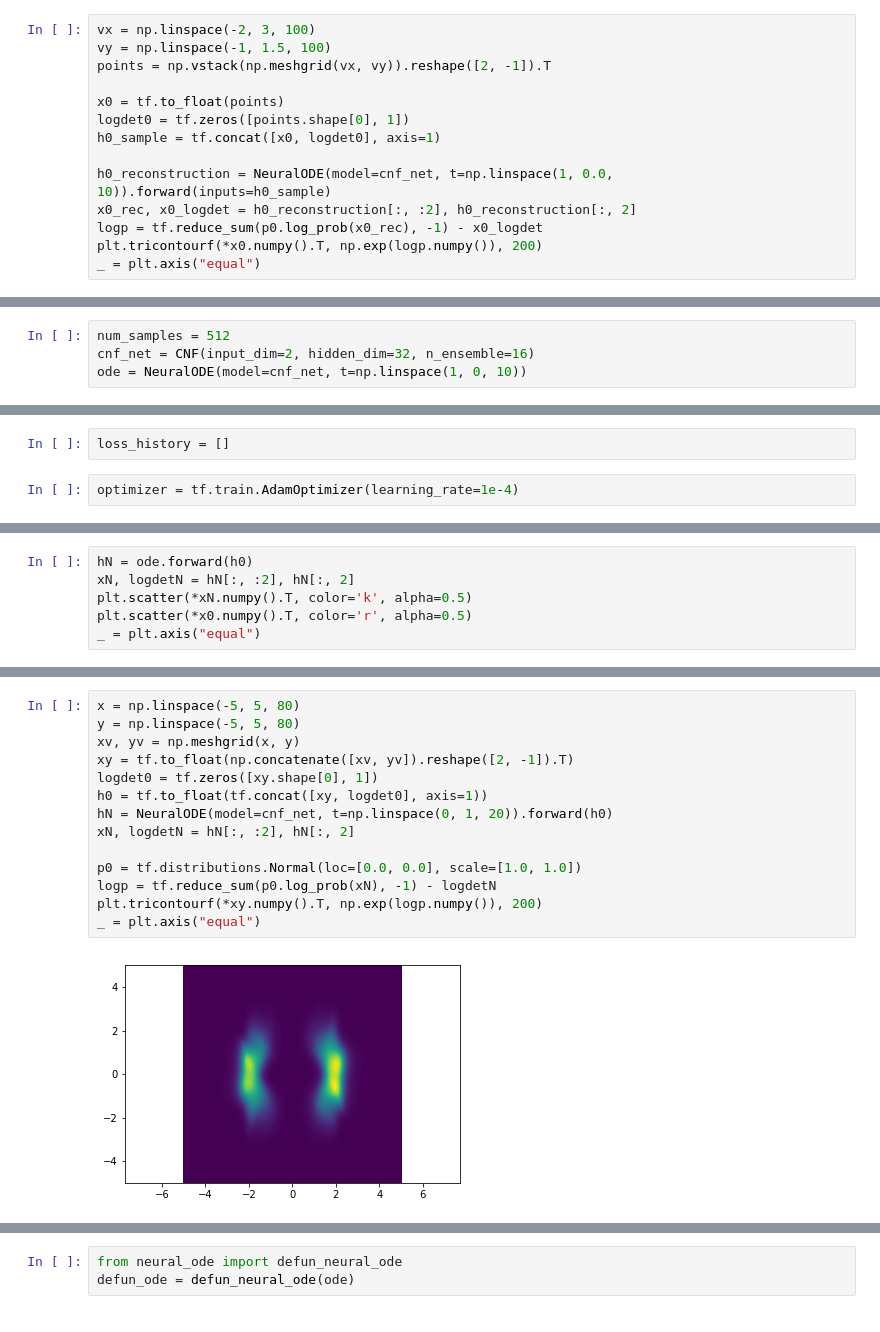
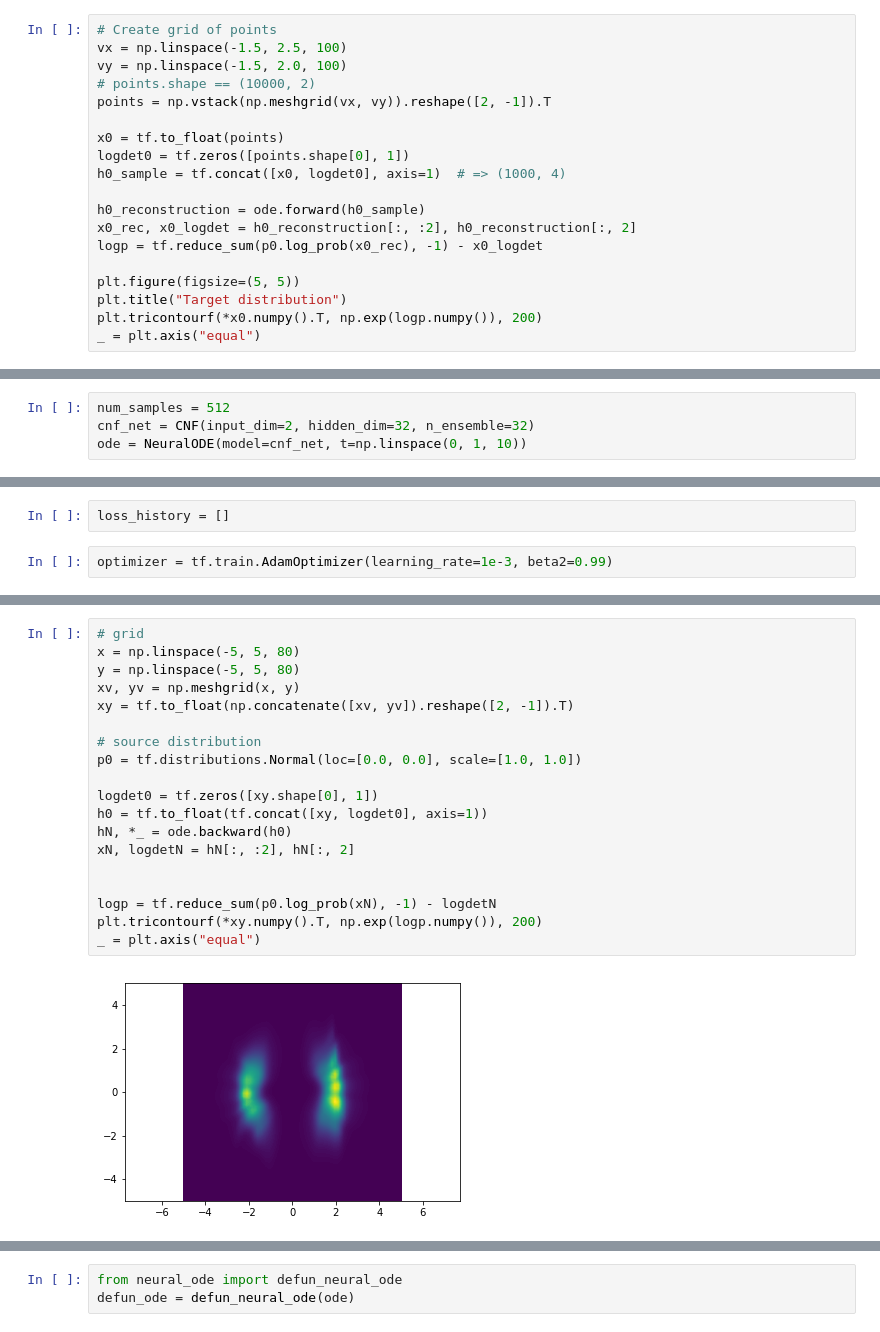
Before and after one commit to kmkolasinski/deep-learning-notes, a Jupyter notebook: seminars/Neural-ODE/3.Continuous_Normalizing_Flow.ipynb, the cells around one changed output, grey strips where cells are left out. Drawn from its saved outputs; the diff is of its cells as text.

```diff
--- a/seminars/Neural-ODE/3.Continuous_Normalizing_Flow.ipynb
+++ b/seminars/Neural-ODE/3.Continuous_Normalizing_Flow.ipynb
@@ -97,15 +123,20 @@ _ = plt.axis("equal")
 # %%
-vx = np.linspace(-2, 3, 100)
-vy = np.linspace(-1, 1.5, 100)
+# Create grid of points
+vx = np.linspace(-1.5, 2.5, 100)
+vy = np.linspace(-1.5, 2.0, 100)
+# points.shape == (10000, 2)
 points = np.vstack(np.meshgrid(vx, vy)).reshape([2, -1]).T
 
 x0 = tf.to_float(points)
 logdet0 = tf.zeros([points.shape[0], 1])
-h0_sample = tf.concat([x0, logdet0], axis=1)
+h0_sample = tf.concat([x0, logdet0], axis=1)  # => (1000, 4)
 
-h0_reconstruction = NeuralODE(model=cnf_net, t=np.linspace(1, 0.0, 10)).forward(inputs=h0_sample)
+h0_reconstruction = ode.forward(h0_sample)
 x0_rec, x0_logdet = h0_reconstruction[:, :2], h0_reconstruction[:, 2]
 logp = tf.reduce_sum(p0.log_prob(x0_rec), -1) - x0_logdet
+
+plt.figure(figsize=(5, 5))
+plt.title("Target distribution")
 plt.tricontourf(*x0.numpy().T, np.exp(logp.numpy()), 200)
 _ = plt.axis("equal")
 # %% [output]
@@ -137,4 +176,4 @@ _ = plt.ylim([-5, 5])
 # %%
 num_samples = 512
-cnf_net = CNF(input_dim=2, hidden_dim=32, n_ensemble=16)
-ode = NeuralODE(model=cnf_net, t=np.linspace(1, 0, 10))
+cnf_net = CNF(input_dim=2, hidden_dim=32, n_ensemble=32)
+ode = NeuralODE(model=cnf_net, t=np.linspace(0, 1, 10))
@@ -158,7 +199,7 @@ compute_gradients_and_update = tfe.defun(compute_gradients_and_update)
 # %%
 loss_history = []
 # %%
-optimizer = tf.train.AdamOptimizer(learning_rate=1e-4)
+optimizer = tf.train.AdamOptimizer(learning_rate=1e-3, beta2=0.99)
 # %%
 for step in tqdm(range(1001)):
     logdet0 = tf.zeros([num_samples, 1])
@@ -192,6 +232,0 @@ for step in tqdm(range(1001)):
-# %%
-hN = ode.forward(h0)
-xN, logdetN = hN[:, :2], hN[:, 2]
-plt.scatter(*xN.numpy().T, color='k', alpha=0.5)
-plt.scatter(*x0.numpy().T, color='r', alpha=0.5)
-_ = plt.axis("equal")
@@ -200,16 +235,21 @@ _ = plt.axis("equal")
 # %%
+# grid
 x = np.linspace(-5, 5, 80)
 y = np.linspace(-5, 5, 80)
 xv, yv = np.meshgrid(x, y)
 xy = tf.to_float(np.concatenate([xv, yv]).reshape([2, -1]).T)
+
+# source distribution
+p0 = tf.distributions.Normal(loc=[0.0, 0.0], scale=[1.0, 1.0])
+
 logdet0 = tf.zeros([xy.shape[0], 1])
 h0 = tf.to_float(tf.concat([xy, logdet0], axis=1))
-hN = NeuralODE(model=cnf_net, t=np.linspace(0, 1, 20)).forward(h0)
+hN, *_ = ode.backward(h0)
 xN, logdetN = hN[:, :2], hN[:, 2]
 
-p0 = tf.distributions.Normal(loc=[0.0, 0.0], scale=[1.0, 1.0])
+
 logp = tf.reduce_sum(p0.log_prob(xN), -1) - logdetN
 plt.tricontourf(*xy.numpy().T, np.exp(logp.numpy()), 200)
 _ = plt.axis("equal")
 # %% [output]
-[figure, old version]
+[figure, new version]
```
Also changed, not shown: parts of 35 cells of this notebook, 3 other files.
